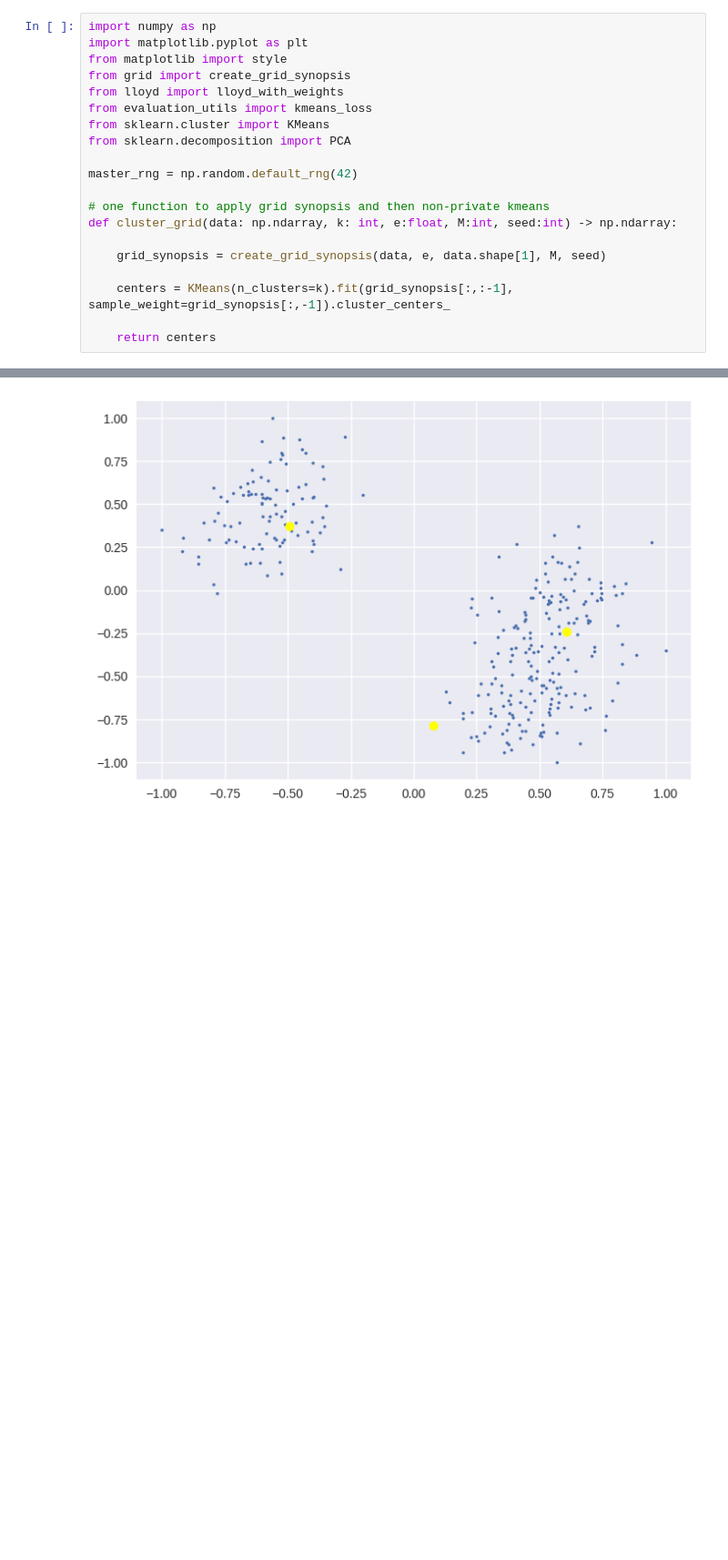
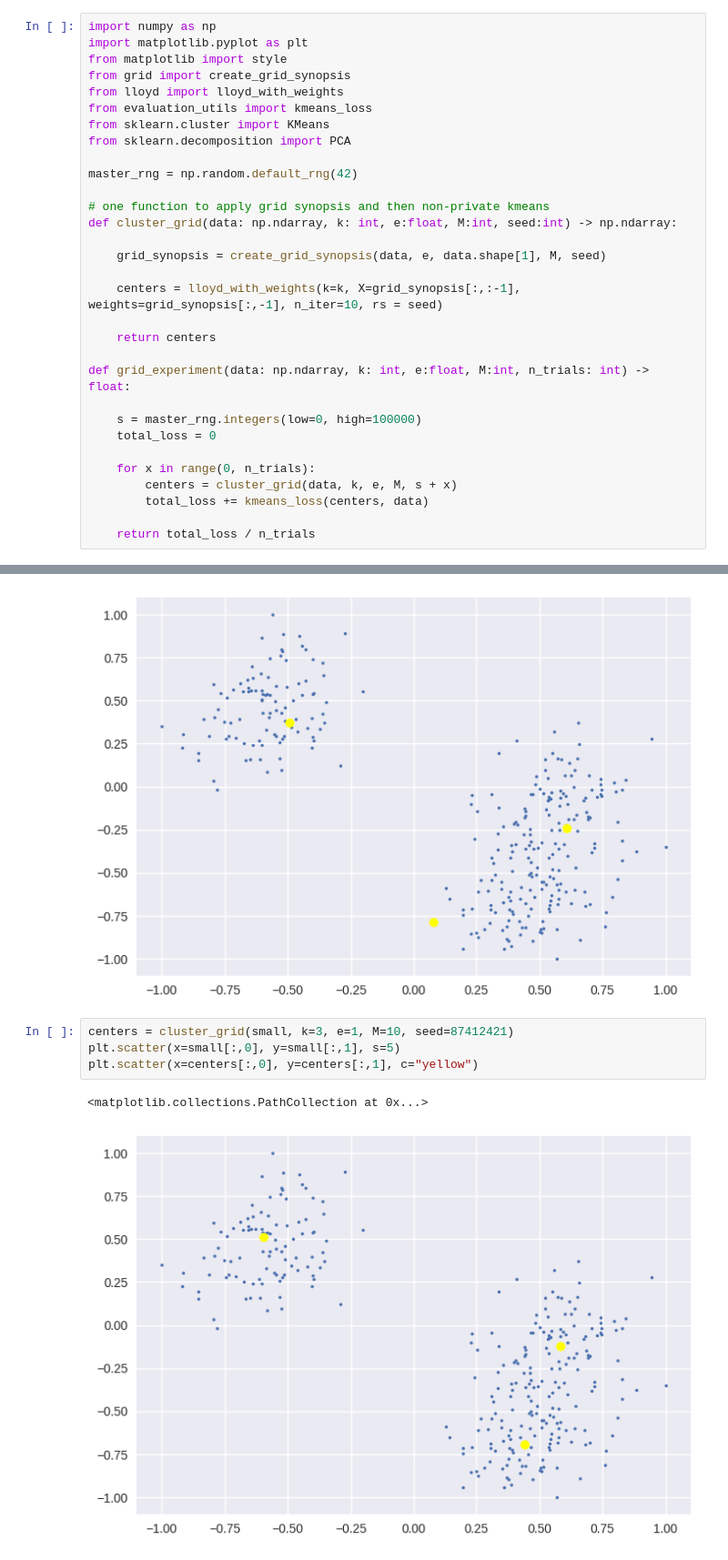
Before and after one commit to amy-ln/dpclustering, a Jupyter notebook: grid-experiment.ipynb, the cells around one changed output, grey strips where cells are left out. Shown at 91% size. Saved outputs shown, nothing was run; the diff lists cells and outputs as text; blank space fills up the shorter version.

Commit message:
grid eval worked on

```diff
--- a/grid-experiment.ipynb
+++ b/grid-experiment.ipynb
@@ -21,9 +21,20 @@ def cluster_grid(data: np.ndarray, k: int, e:float, M:int, seed:int) -> np.ndarr
 
     grid_synopsis = create_grid_synopsis(data, e, data.shape[1], M, seed)
 
-    centers = KMeans(n_clusters=k).fit(grid_synopsis[:,:-1], sample_weight=grid_synopsis[:,-1]).cluster_centers_
+    centers = lloyd_with_weights(k=k, X=grid_synopsis[:,:-1], weights=grid_synopsis[:,-1], n_iter=10, rs = seed)
 
     return centers
+
+def grid_experiment(data: np.ndarray, k: int, e:float, M:int, n_trials: int) -> float:
+
+    s = master_rng.integers(low=0, high=100000)
+    total_loss = 0
+
+    for x in range(0, n_trials):
+        centers = cluster_grid(data, k, e, M, s + x)
+        total_loss += kmeans_loss(centers, data)
+
+    return total_loss / n_trials
 # %%
 plt.style.use('seaborn-v0_8')
 small = np.load("datasets/synthetic-gaussian.npy")
@@ -58,3 +69,10 @@ plt.scatter(x=centers[:,0], y=centers[:,1], c="yellow")
  [-0.49287309  0.37209383]]
 <matplotlib.collections.PathCollection at 0x...>
 [figure]
+# %%
+centers = cluster_grid(small, k=3, e=1, M=10, seed=87412421)
+plt.scatter(x=small[:,0], y=small[:,1], s=5)
+plt.scatter(x=centers[:,0], y=centers[:,1], c="yellow")
+# %% [output]
+<matplotlib.collections.PathCollection at 0x...>
+[figure, added]
```
Also changed, not shown: parts of 15 cells of this notebook, 1 other file.
